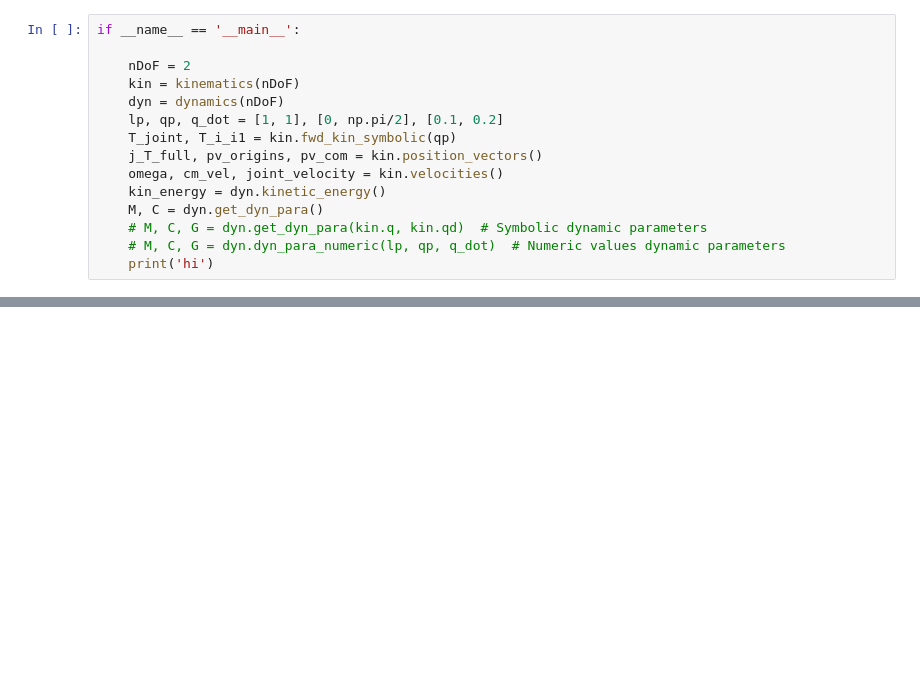
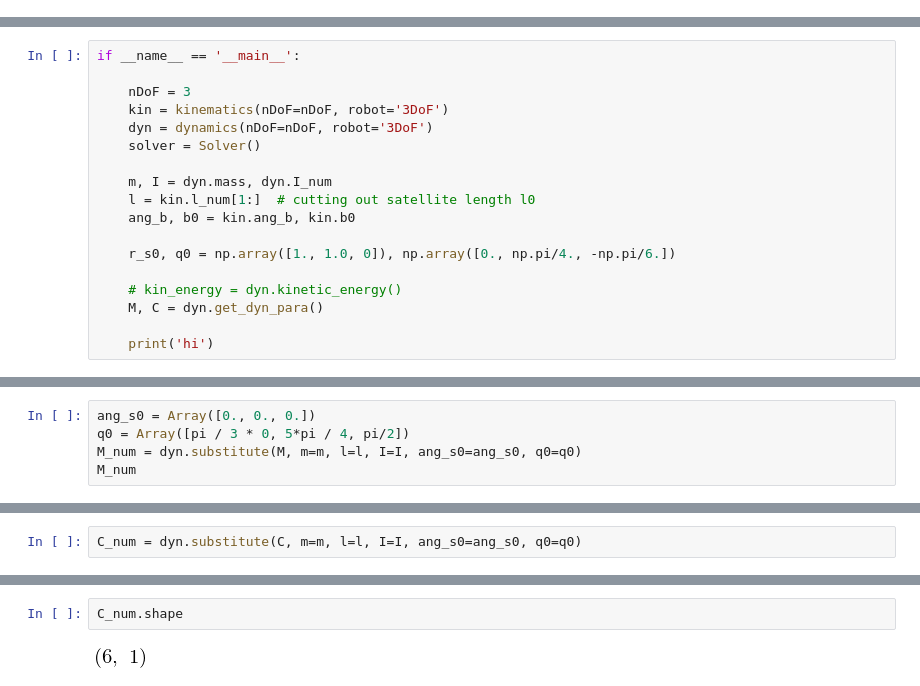
Before and after one commit to ashBabu/model_predictive_control, a Jupyter notebook: src/free_floating_space_manipulator.ipynb, the cells around one changed output, grey strips where cells are left out. Saved outputs shown, nothing was run; the diff lists cells and outputs as text; blank space fills up the shorter version.

```diff
--- a/src/free_floating_space_manipulator.ipynb
+++ b/src/free_floating_space_manipulator.ipynb
@@ -210,15 +568,0 @@ class dynamics():
-# %%
-if __name__ == '__main__':
-
-    nDoF = 2
-    kin = kinematics(nDoF)
-    dyn = dynamics(nDoF)
-    lp, qp, q_dot = [1, 1], [0, np.pi/2], [0.1, 0.2]
-    T_joint, T_i_i1 = kin.fwd_kin_symbolic(qp)
-    j_T_full, pv_origins, pv_com = kin.position_vectors()
-    omega, cm_vel, joint_velocity = kin.velocities()
-    kin_energy = dyn.kinetic_energy()
-    M, C = dyn.get_dyn_para()
-    # M, C, G = dyn.get_dyn_para(kin.q, kin.qd)  # Symbolic dynamic parameters
-    # M, C, G = dyn.dyn_para_numeric(lp, qp, q_dot)  # Numeric values dynamic parameters
-    print('hi')
@@ -256,0 +589,18 @@ NotebookApp.rate_limit_window=3.0 (secs)
+# %%
+if __name__ == '__main__':
+
+    nDoF = 3
+    kin = kinematics(nDoF=nDoF, robot='3DoF')
+    dyn = dynamics(nDoF=nDoF, robot='3DoF')
+    solver = Solver()
+
+    m, I = dyn.mass, dyn.I_num
+    l = kin.l_num[1:]  # cutting out satellite length l0
+    ang_b, b0 = kin.ang_b, kin.b0
+
+    r_s0, q0 = np.array([1., 1.0, 0]), np.array([0., np.pi/4., -np.pi/6.])
+
+    # kin_energy = dyn.kinetic_energy()
+    M, C = dyn.get_dyn_para()
+
+    print('hi')
@@ -256,0 +609,5 @@ NotebookApp.rate_limit_window=3.0 (secs)
+# %%
+ang_s0 = Array([0., 0., 0.])
+q0 = Array([pi / 3 * 0, 5*pi / 4, pi/2])
+M_num = dyn.substitute(M, m=m, l=l, I=I, ang_s0=ang_s0, q0=q0)
+M_num
@@ -256,0 +636,2 @@ NotebookApp.rate_limit_window=3.0 (secs)
+# %%
+C_num = dyn.substitute(C, m=m, l=l, I=I, ang_s0=ang_s0, q0=q0)
@@ -256,0 +658,4 @@ NotebookApp.rate_limit_window=3.0 (secs)
+# %%
+C_num.shape
+# %% [output]
+[figure, added]
```
Also changed, not shown: parts of 15 cells of this notebook, 2 other files.
